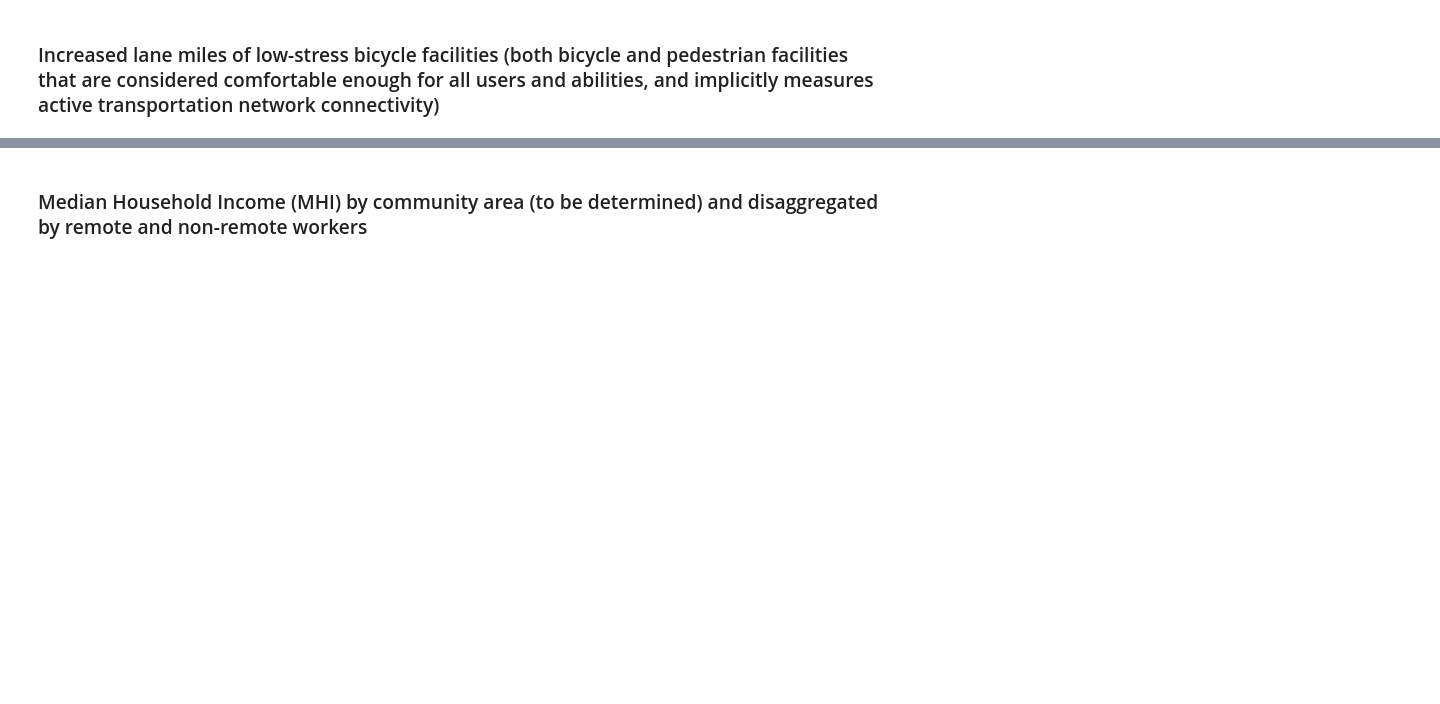
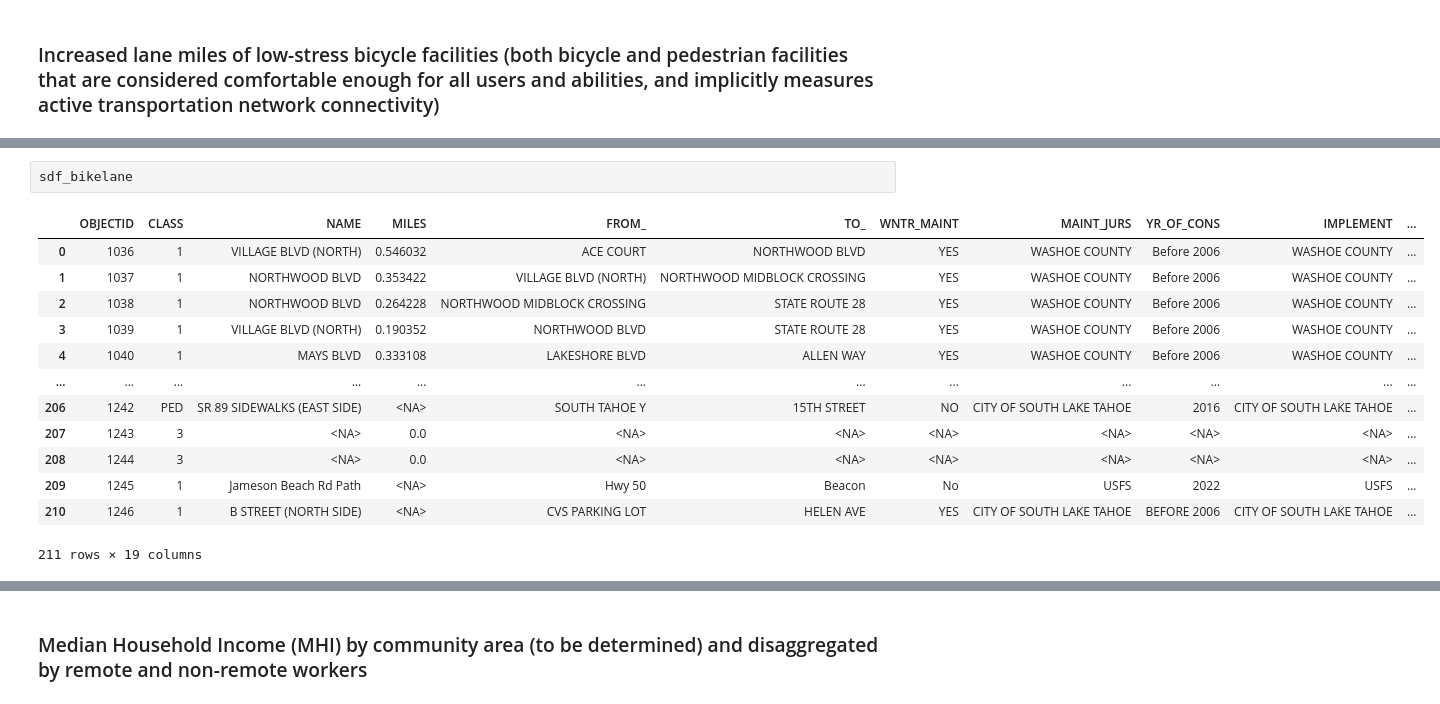
Before and after one commit to trpa-agency/ClimateResilienceDashboard, a Jupyter notebook: data_engineering.ipynb, the cells around one changed output, grey strips where cells are left out. Drawn from its saved outputs; the diff is of its cells as text; blank space fills up the shorter version.

```diff
--- a/data_engineering.ipynb
+++ b/data_engineering.ipynb
@@ -78,0 +150,16 @@ df
+# %%
+sdf_bikelane
+# %% [output]
+|  | OBJECTID | CLASS | NAME | MILES | FROM_ | TO_ | WNTR_MAINT | MAINT_JURS | YR_OF_CONS | IMPLEMENT | ... |
+| 0 | 1036 | 1 | VILLAGE BLVD (NORTH) | 0.546032 | ACE COURT | NORTHWOOD BLVD | YES | WASHOE COUNTY | Before 2006 | WASHOE COUNTY | ... |
+| 1 | 1037 | 1 | NORTHWOOD BLVD | 0.353422 | VILLAGE BLVD (NORTH) | NORTHWOOD MIDBLOCK CROSSING | YES | WASHOE COUNTY | Before 2006 | WASHOE COUNTY | ... |
+| 2 | 1038 | 1 | NORTHWOOD BLVD | 0.264228 | NORTHWOOD MIDBLOCK CROSSING | STATE ROUTE 28 | YES | WASHOE COUNTY | Before 2006 | WASHOE COUNTY | ... |
+| 3 | 1039 | 1 | VILLAGE BLVD (NORTH) | 0.190352 | NORTHWOOD BLVD | STATE ROUTE 28 | YES | WASHOE COUNTY | Before 2006 | WASHOE COUNTY | ... |
+| 4 | 1040 | 1 | MAYS BLVD | 0.333108 | LAKESHORE BLVD | ALLEN WAY | YES | WASHOE COUNTY | Before 2006 | WASHOE COUNTY | ... |
+| ... | ... | ... | ... | ... | ... | ... | ... | ... | ... | ... | ... |
+| 206 | 1242 | PED | SR 89 SIDEWALKS (EAST SIDE) | <NA> | SOUTH TAHOE Y | 15TH STREET | NO | CITY OF SOUTH LAKE TAHOE | 2016 | CITY OF SOUTH LAKE TAHOE | ... |
+| 207 | 1243 | 3 | <NA> | 0.0 | <NA> | <NA> | <NA> | <NA> | <NA> | <NA> | ... |
+| 208 | 1244 | 3 | <NA> | 0.0 | <NA> | <NA> | <NA> | <NA> | <NA> | <NA> | ... |
+| 209 | 1245 | 1 | Jameson Beach Rd Path | <NA> | Hwy 50 | Beacon | No | USFS | 2022 | USFS | ... |
+| 210 | 1246 | 1 | B STREET (NORTH SIDE) | <NA> | CVS PARKING LOT | HELEN AVE | YES | CITY OF SOUTH LAKE TAHOE | BEFORE 2006 | CITY OF SOUTH LAKE TAHOE | ... |
+211 rows × 19 columns
```
Also changed, not shown: parts of 7 cells of this notebook.
